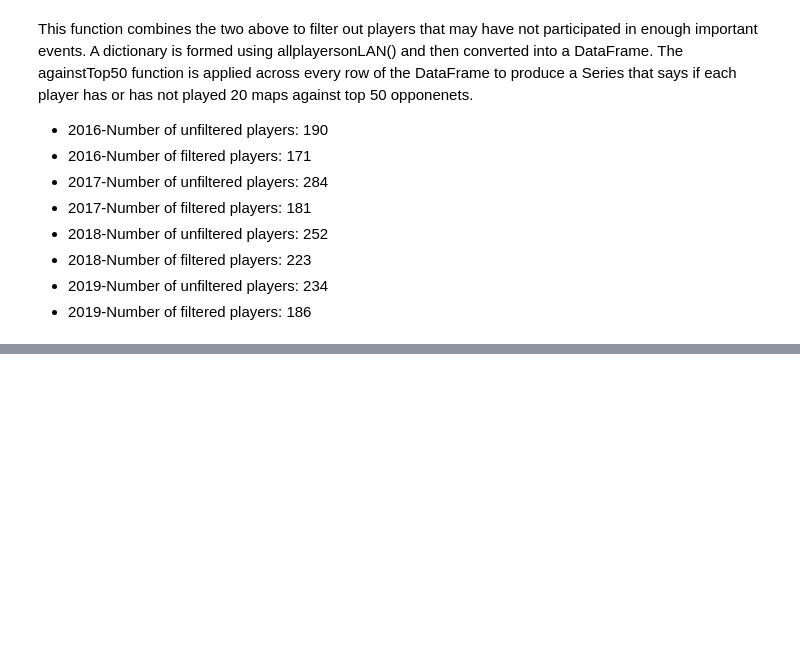
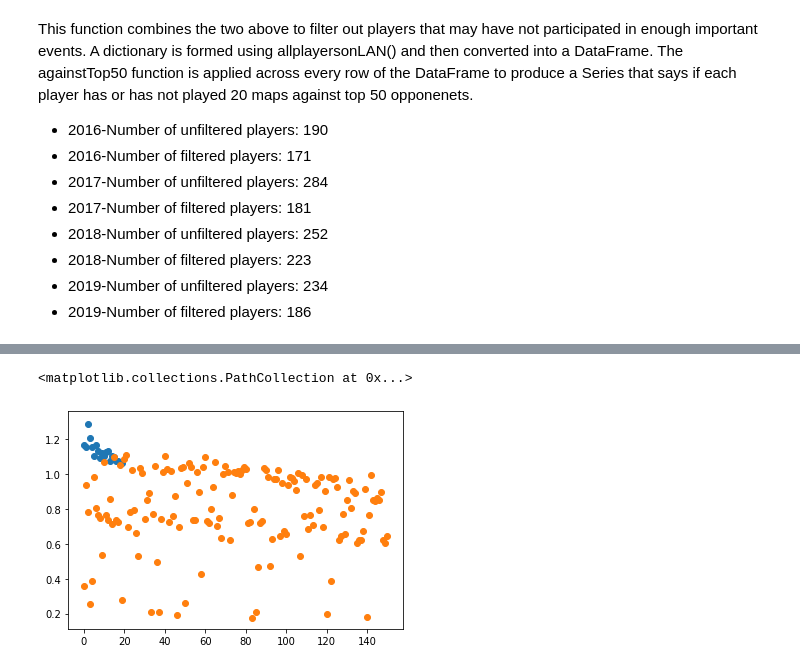
Before and after one commit to alang24/ML-HLTVtop20, a Jupyter notebook: main.ipynb, the cells around one changed output, grey strips where cells are left out. Cells and saved outputs as stored; diff of their text form; code cells hidden in the pictures; blank space fills up the shorter version.

```diff
--- a/main.ipynb
+++ b/main.ipynb
@@ -64,12 +65,12 @@ Only LAN matches are counted, while no filter restriction is placed on the Playe
 def oneYear(year):
     return 'startDate=' + str(year) + '-01-01&endDate=' + str(year) + '-12-31'
 
-for year in np.arange(2016,2020):
-    url = 'https://www.hltv.org/stats/players?' + oneYear(year) + '&matchType=Lan'
-    temp = requests.get(url).text
-    with open('unfilteredplayers/players' + str(year) + '.html', 'w', encoding='utf-8') as f:
-        f.write(temp)
-    time.sleep(1)
+# for year in np.arange(2016,2020):
+#     url = 'https://www.hltv.org/stats/players?' + oneYear(year) + '&matchType=Lan'
+#     temp = requests.get(url).text
+#     with open('unfilteredplayers/players' + str(year) + '.html', 'w', encoding='utf-8') as f:
+#         f.write(temp)
+#     time.sleep(1)
 # %% [markdown]
 These html files now must be read and turned into .csv files. The **_allplayersonLAN(year)_** function below takes in a year and reads that year's HTML page that has the list of players who have official statistics on LAN events only. A dictionary is returned that maps players' names to players' individual statistic page based on the year.
 # %%
@@ -90,5 +91,5 @@ def htmlToCsvUnfiltered(year):
     print(str(year) + "-Number of unfiltered players: " + str(len(playerlist)))
     return
 
-for year in np.arange(2016,2020):
-    htmlToCsvUnfiltered(year)
+# for year in np.arange(2016,2020):
+#     htmlToCsvUnfiltered(year)
@@ -388,0 +395,8 @@ exportFilteredPlayers(2016)
+# %%
+def makeFilteredTable(year):
+    t1 = pd.read_csv('features/features' + str(year) + '.csv',index_col=0).drop(labels='Webpage',axis=1)
+    t2 = pd.read_csv('filteredplayers/f_players' + str(year) + '.csv',index_col=0).drop(labels='AgainstTop50',axis=1)
+    return t1.merge(t2,left_index=True,right_index=True)
+
+tab2016 = makeFilteredTable(2016)
+tab2016
@@ -388,0 +409,13 @@ exportFilteredPlayers(2016)
+# %%
+
+x_hltv = np.arange(tab2016[tab2016['HLTV Top 20']].shape[0])
+y_hltv = tab2016[tab2016['HLTV Top 20']].loc[:,'Adj. Rating']
+
+x_nohltv = np.arange(tab2016[~tab2016['HLTV Top 20']].shape[0])
+y_nohltv = tab2016[~tab2016['HLTV Top 20']].loc[:,'Adj. Rating']
+
+plt.scatter(x_hltv,y_hltv)
+plt.scatter(x_nohltv,y_nohltv)
+# %% [output]
+<matplotlib.collections.PathCollection at 0x...>
+[figure, added]
```
Also changed, not shown: parts of 21 cells of this notebook, 12 other files.
